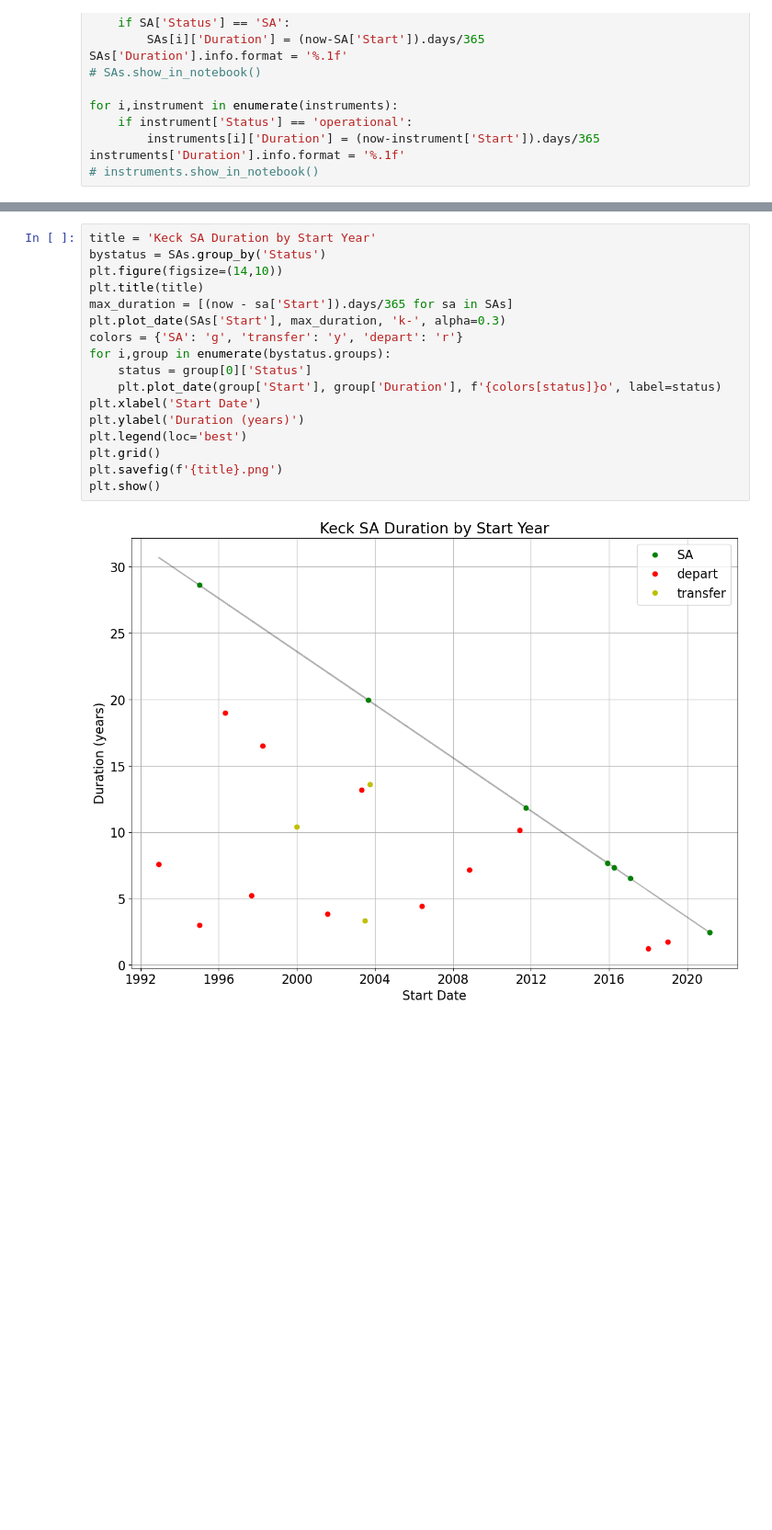
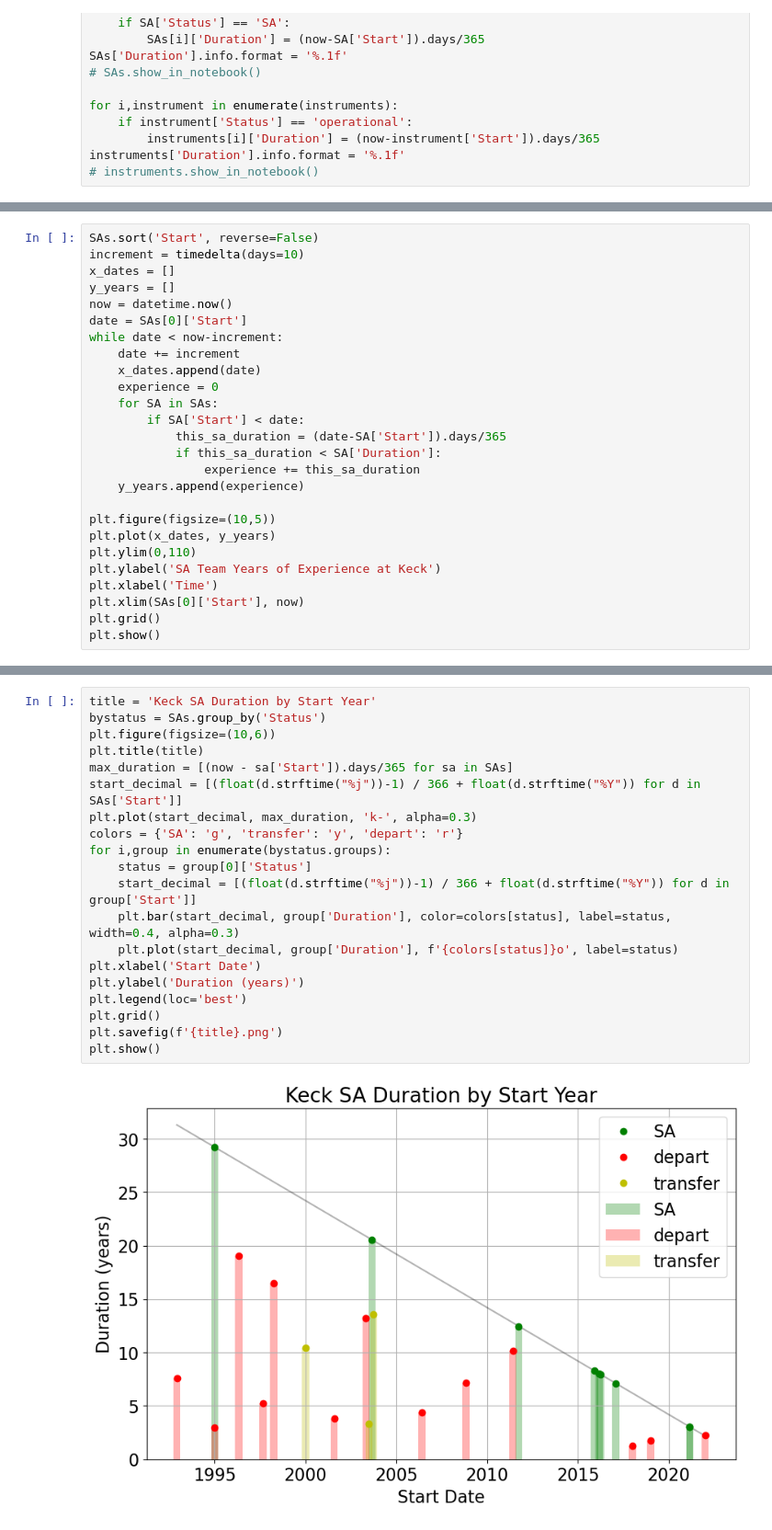
Before and after one commit to joshwalawender/KeckUtilities, a Jupyter notebook: Keck SA Tenures.ipynb, the cells around one changed output, grey strips where cells are left out. Shown: that part at 92% size. Drawn from its saved outputs; the diff is of its cells as text; blank space fills up the shorter version.

```diff
--- a/Keck SA Tenures.ipynb
+++ b/Keck SA Tenures.ipynb
@@ -169,0 +172,26 @@ generate_plot(SAs, 'Keck SA Tenure by Duration')
+# %%
+SAs.sort('Start', reverse=False)
+increment = timedelta(days=10)
+x_dates = []
+y_years = []
+now = datetime.now()
+date = SAs[0]['Start']
+while date < now-increment:
+    date += increment
+    x_dates.append(date)
+    experience = 0
+    for SA in SAs:
+        if SA['Start'] < date:
+            this_sa_duration = (date-SA['Start']).days/365
+            if this_sa_duration < SA['Duration']:
+                experience += this_sa_duration
+    y_years.append(experience)
+
+plt.figure(figsize=(10,5))
+plt.plot(x_dates, y_years)
+plt.ylim(0,110)
+plt.ylabel('SA Team Years of Experience at Keck')
+plt.xlabel('Time')
+plt.xlim(SAs[0]['Start'], now)
+plt.grid()
+plt.show()
@@ -201,19 +210,22 @@ Table length=24
 # %%
 title = 'Keck SA Duration by Start Year'
 bystatus = SAs.group_by('Status')
-plt.figure(figsize=(14,10))
+plt.figure(figsize=(10,6))
 plt.title(title)
 max_duration = [(now - sa['Start']).days/365 for sa in SAs]
-plt.plot_date(SAs['Start'], max_duration, 'k-', alpha=0.3)
+start_decimal = [(float(d.strftime("%j"))-1) / 366 + float(d.strftime("%Y")) for d in SAs['Start']]
+plt.plot(start_decimal, max_duration, 'k-', alpha=0.3)
 colors = {'SA': 'g', 'transfer': 'y', 'depart': 'r'}
 for i,group in enumerate(bystatus.groups):
     status = group[0]['Status']
-    plt.plot_date(group['Start'], group['Duration'], f'{colors[status]}o', label=status)
+    start_decimal = [(float(d.strftime("%j"))-1) / 366 + float(d.strftime("%Y")) for d in group['Start']]
+    plt.bar(start_decimal, group['Duration'], color=colors[status], label=status, width=0.4, alpha=0.3)
+    plt.plot(start_decimal, group['Duration'], f'{colors[status]}o', label=status)
 plt.xlabel('Start Date')
 plt.ylabel('Duration (years)')
 plt.legend(loc='best')
 plt.grid()
 plt.savefig(f'{title}.png')
 plt.show()
 # %% [output]
-[figure, old version]
+[figure, new version]
```
Also changed, not shown: parts of 11 cells of this notebook.
